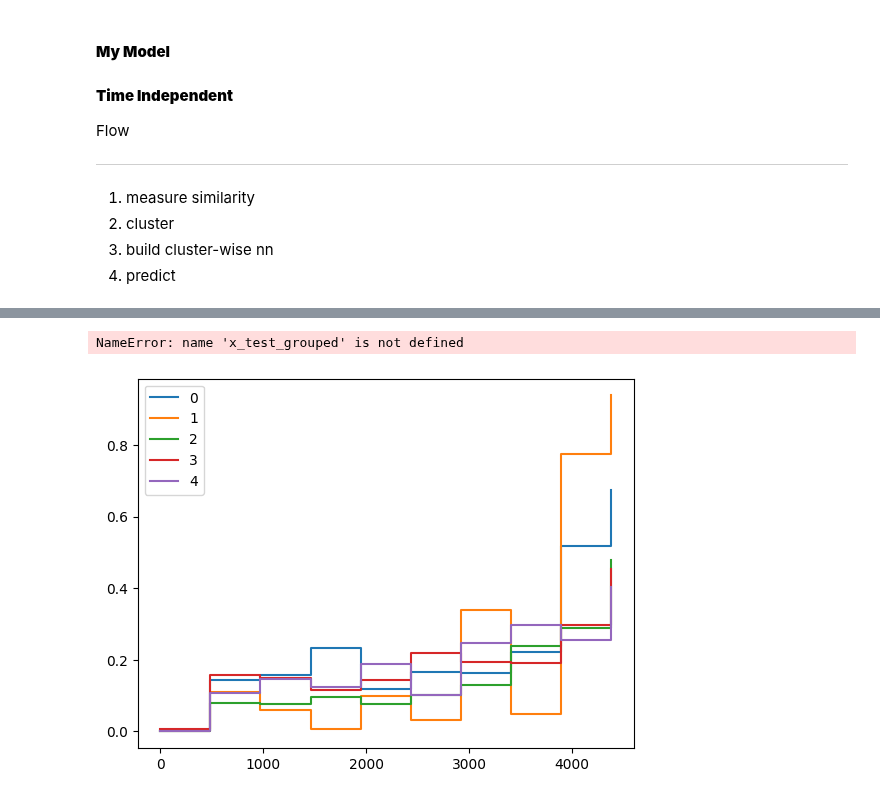
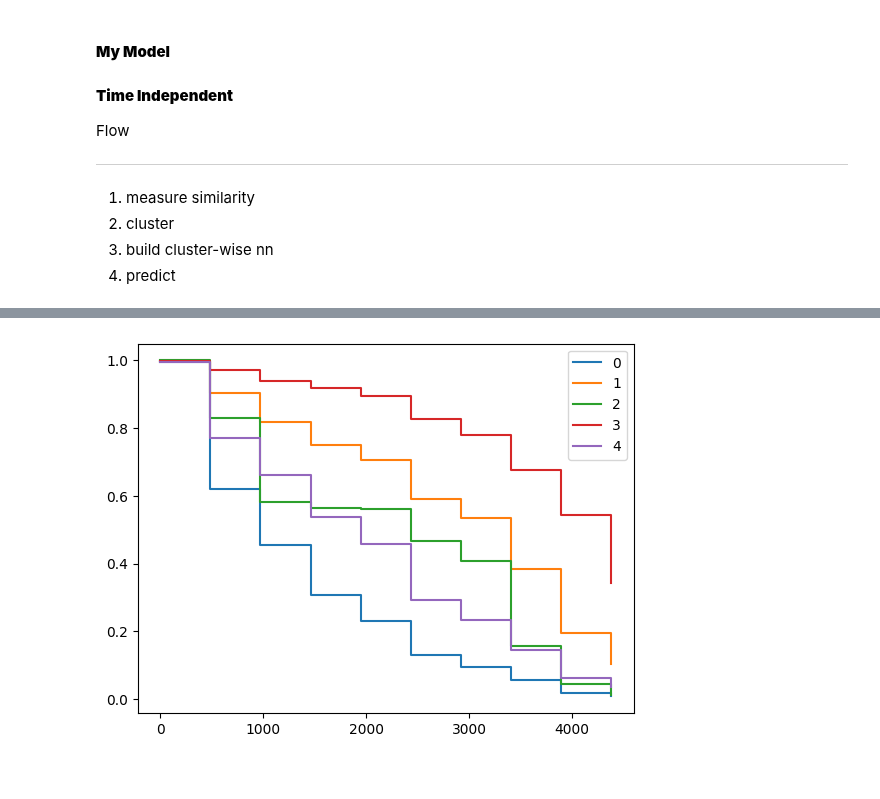
Before and after one commit to sourasen1011/UoE_Research_Project_2023, a Jupyter notebook: 05_preprocessing_emr_data/05_fits.ipynb, the cells around one changed output, grey strips where cells are left out. Saved outputs shown, nothing was run; the diff lists cells and outputs as text; code cells hidden in the pictures.

```diff
--- a/05_preprocessing_emr_data/05_fits.ipynb
+++ b/05_preprocessing_emr_data/05_fits.ipynb
@@ -730,7 +737,7 @@ output_size = t_test.n_duration_index
 # Create a data loader for batching and shuffling
 batch_size = 256
 num_epochs = 500
-learning_rate = 0.001
+learning_rate = 0.002
 shuffle = True
 patience = 10
 
@@ -865,21 +866,21 @@ x_test.drop('cluster' , axis = 1 , inplace = True)
 # %%
 surv = []
 for i , grp in enumerate(x_test_grouped.groups.keys()):
 
     # get features, death time and event indicator
     features = x_test_grouped.get_group(grp)
     features = features.iloc[: , :-2].to_numpy()
 
+    # test. switch off grad accumulation
     with torch.no_grad():
         haz = torch.sigmoid(nets[i][0](features))
-        survival = torch.log(1 - haz).cumsum(1).exp()
+        survival = torch.log(1 - haz).cumsum(1).exp().detach().numpy()
 
     surv.append(survival)
+
+# Visualize patient survival
+for i , surv_ in enumerate(surv[0][:5]):
+    plt.step(t_test.bin_edges , surv_ , where = 'post' , label = i)
+    plt.legend()
 # %% [output]
-NameError: name 'x_test_grouped' is not defined
+[figure, added]
-# %%
-for i , surv_ in enumerate(surv[0].detach().numpy()[100:105]):
-    plt.step(t_test.bin_edges , surv_ , where = 'post' , label = i)
-    plt.legend()
-# %% [output]
-[figure, removed]
```
Also changed, not shown: parts of 13 cells of this notebook.
